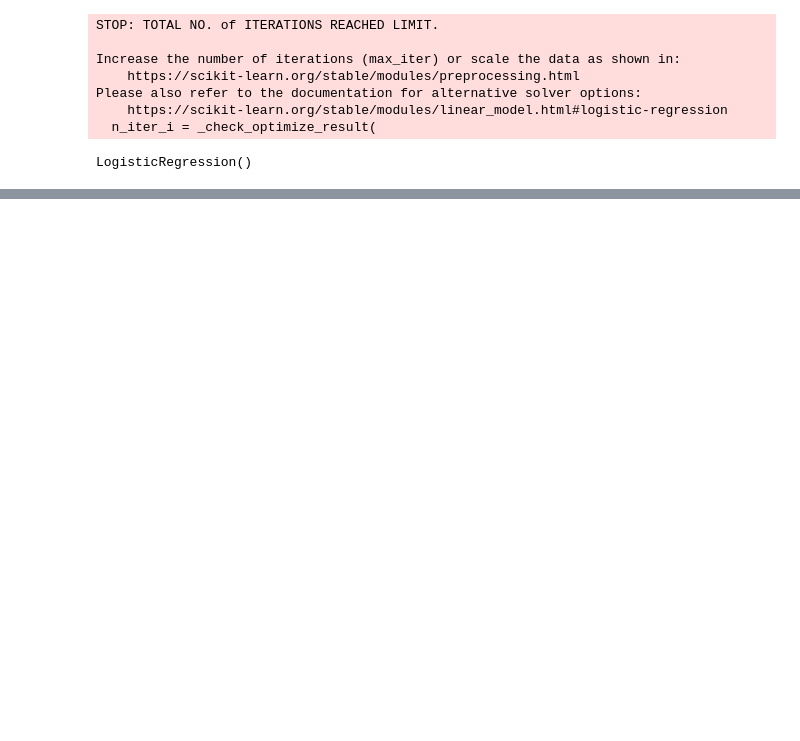
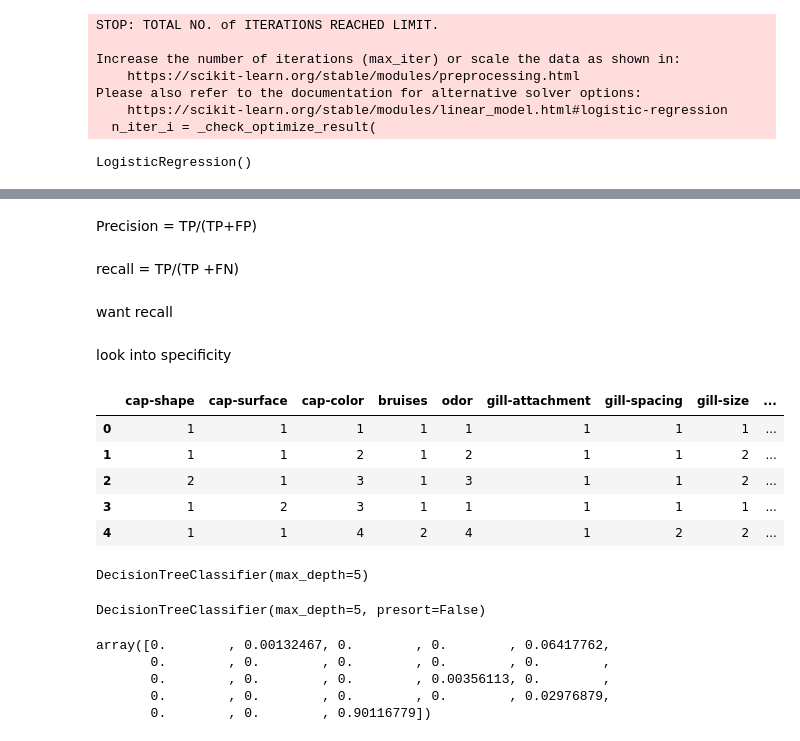
Before and after one commit to raizelistaken/Classification_project3, a Jupyter notebook: Thursday.ipynb, the cells around one changed output, grey strips where cells are left out. Cells and saved outputs as stored; diff of their text form; code cells hidden in the pictures; blank space fills up the shorter version.

```diff
--- a/Thursday.ipynb
+++ b/Thursday.ipynb
@@ -500,0 +493,16 @@ df['class'].value_counts()[2]/(df['class'].value_counts()[2] + df['class'].value
+# %%
+target = df['class']
+relevant_columns = ['cap-shape', 'cap-surface', 'cap-color', 'bruises', 'odor',
+       'gill-attachment', 'gill-spacing', 'gill-size', 'gill-color',
+       'stalk-shape', 'stalk-root', 'stalk-surface-above-ring',
+       'stalk-surface-below-ring', 'stalk-color-above-ring',
+       'stalk-color-below-ring', 'veil-type', 'veil-color', 'ring-number',
+       'ring-type', 'population', 'habitat']
+dummy_dataframe = pd.get_dummies(df[relevant_columns], drop_first = True)
+# %%
+# fit a logistic regression model and store the class predictions
+logreg = LogisticRegression(random_state=42)
+X = df[relevant_columns]
+y = target
+logreg.fit(X, y)
+df['mushroom_pred_class'] = logreg.predict(X)
@@ -500,0 +543,21 @@ df['class'].value_counts()[2]/(df['class'].value_counts()[2] + df['class'].value
+# %% [markdown]
+Precision = TP/(TP+FP)
+# %% [markdown]
+recall = TP/(TP +FN)
+# %% [markdown]
+want recall
+# %% [markdown]
+look into specificity
+# %%
+target = df['class']
+classy = df.drop("class", axis=1)
+# %%
+data = pd.get_dummies(classy)
+data.head()
+# %% [output]
+|  | cap-shape | cap-surface | cap-color | bruises | odor | gill-attachment | gill-spacing | gill-size | ... |
+| 0 | 1 | 1 | 1 | 1 | 1 | 1 | 1 | 1 | ... |
+| 1 | 1 | 1 | 2 | 1 | 2 | 1 | 1 | 2 | ... |
+| 2 | 2 | 1 | 3 | 1 | 3 | 1 | 1 | 2 | ... |
+| 3 | 1 | 2 | 3 | 1 | 1 | 1 | 1 | 1 | ... |
+| 4 | 1 | 1 | 4 | 2 | 4 | 1 | 2 | 2 | ... |
@@ -500,0 +566,23 @@ df['class'].value_counts()[2]/(df['class'].value_counts()[2] + df['class'].value
+# %%
+# Instantiate and fit a DecisionTreeClassifier
+tree_clf = DecisionTreeClassifier(criterion='gini', max_depth=5)
+tree_clf.fit(data_train, target_train)
+# %% [output]
+DecisionTreeClassifier(max_depth=5)
+# %%
+DecisionTreeClassifier(class_weight=None, criterion='gini', max_depth=5,
+                       max_features=None, max_leaf_nodes=None,
+                       min_impurity_decrease=0.0, min_impurity_split=None,
+                       min_samples_leaf=1, min_samples_split=2,
+                       min_weight_fraction_leaf=0.0, presort=False,
+                       random_state=None, splitter='best')
+# %% [output]
+DecisionTreeClassifier(max_depth=5, presort=False)
+# %%
+tree_clf.feature_importances_
+# %% [output]
+array([0.        , 0.00132467, 0.        , 0.        , 0.06417762,
+       0.        , 0.        , 0.        , 0.        , 0.        ,
+       0.        , 0.        , 0.        , 0.00356113, 0.        ,
+       0.        , 0.        , 0.        , 0.        , 0.02976879,
+       0.        , 0.        , 0.90116779])
```
Also changed, not shown: parts of 53 cells of this notebook.
